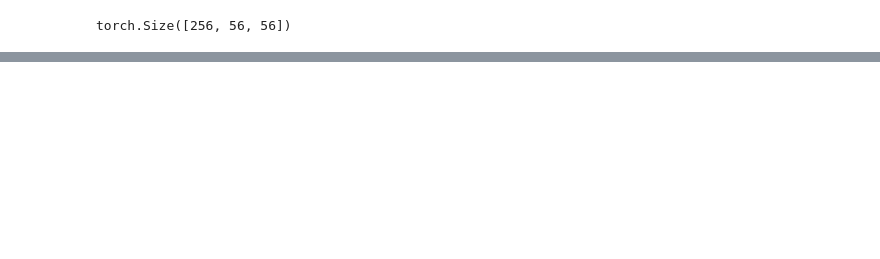
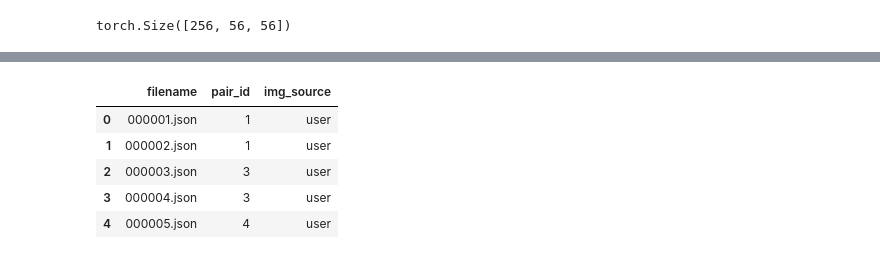
Before and after one commit to Yufeng-94/visual-search-experiment, a Jupyter notebook: experiments/1. model_dataset_exploration.ipynb, the cells around one changed output, grey strips where cells are left out. Cells and saved outputs as stored; diff of their text form; code cells hidden in the pictures; blank space fills up the shorter version.

```diff
--- a/experiments/1. model_dataset_exploration.ipynb
+++ b/experiments/1. model_dataset_exploration.ipynb
@@ -129,0 +97,24 @@ plt.show()
+# %%
+# get pairs of (img_id, pair_id, image_source)
+id_pairs_list = []
+for file in os.listdir('../data/validation/annos'):
+    filename = f'../data/validation/annos/{file}'
+    with open(filename, 'r') as f:
+        img_metadata = json.load(f)
+        pair_id = img_metadata['pair_id']
+        source = img_metadata['source']
+
+    id_pairs_list.append([file, pair_id, source])
+# %%
+df_id_pairs = pd.DataFrame(
+    id_pairs_list,
+    columns=['filename', 'pair_id', 'img_source'],
+        )
+df_id_pairs.head()
+# %% [output]
+|  | filename | pair_id | img_source |
+| 0 | 000001.json | 1 | user |
+| 1 | 000002.json | 1 | user |
+| 2 | 000003.json | 3 | user |
+| 3 | 000004.json | 3 | user |
+| 4 | 000005.json | 4 | user |
```
Also changed, not shown: parts of 25 cells of this notebook.
